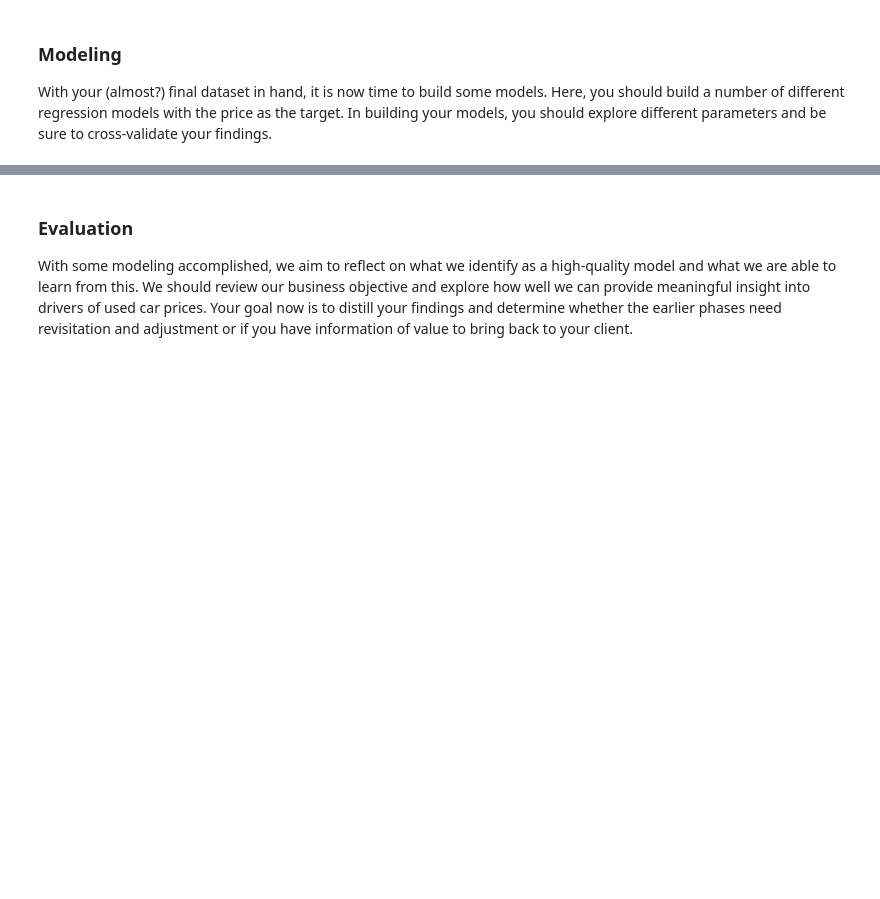
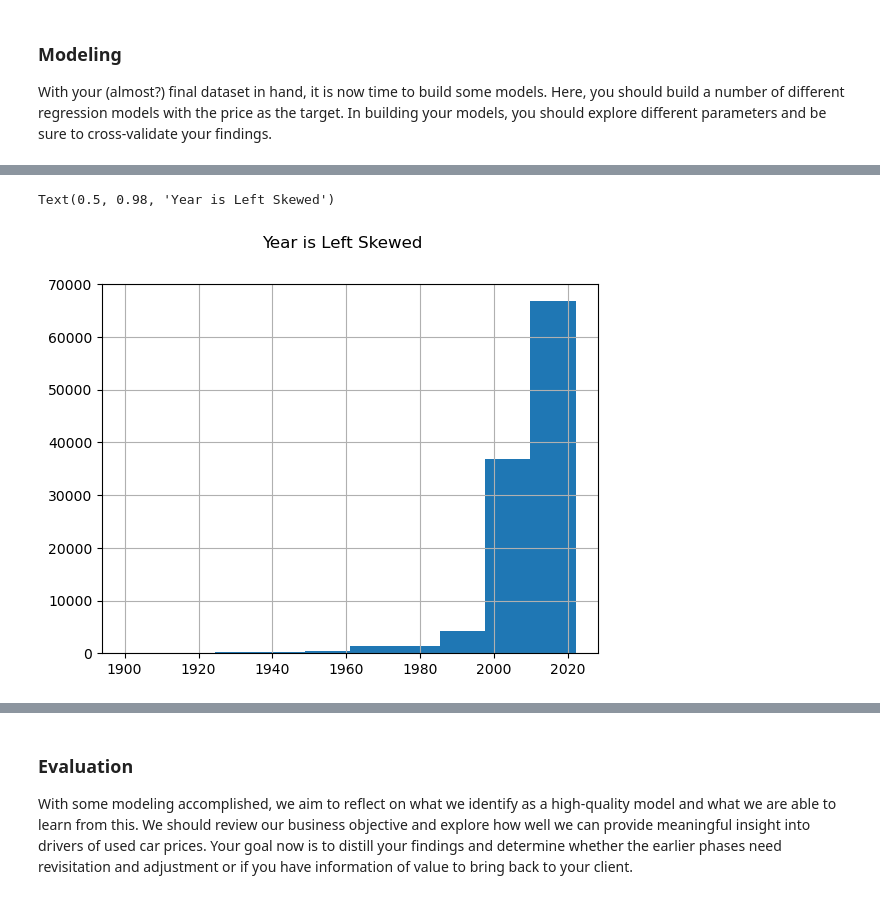
Before and after one commit to shashiJoel/used-car-price-prediction, a Jupyter notebook: prompt_II.ipynb, the cells around one changed output, grey strips where cells are left out. Drawn from its saved outputs; the diff is of its cells as text; code cells hidden in the pictures; blank space fills up the shorter version.

```diff
--- a/prompt_II.ipynb
+++ b/prompt_II.ipynb
@@ -946,14 +560,14 @@ Name: count, Length: 4125, dtype: int64
 # %%
 # Check for junk models (empty or single character)
-junk_models = cars_clean_data['model'].value_counts().loc[lambda x: (x.index.str.len() <= 1) | (x.index == '')]
-print("Junk models found:")
-print(junk_models)
+# junk_models = cars_clean_data['model'].value_counts().loc[lambda x: (x.index.str.len() <= 1) | (x.index == '')]
+# print("Junk models found:")
+# print(junk_models)
 
-# Remove junk models from the dataset
-print(f"\nDataset shape before removing junk models: {cars_clean_data.shape}")
-cars_clean_data = cars_clean_data[~cars_clean_data['model'].isin(junk_models.index)]
-print(f"Dataset shape after removing junk models: {cars_clean_data.shape}")
+# # Remove junk models from the dataset
+# print(f"\nDataset shape before removing junk models: {cars_clean_data.shape}")
+# cars_clean_data = cars_clean_data[~cars_clean_data['model'].isin(junk_models.index)]
+# print(f"Dataset shape after removing junk models: {cars_clean_data.shape}")
 
-# Show top models after cleaning
-print(f"\nTop 10 models after cleaning:")
-print(cars_clean_data['model'].value_counts().head(10))
+# # Show top models after cleaning
+# print(f"\nTop 10 models after cleaning:")
+# print(cars_clean_data['model'].value_counts().head(10))
@@ -1260,0 +741,7 @@ cars_clean_data.shape
+# %%
+import pylab as pl
+cars_clean_data['year'].hist()
+pl.suptitle("Year is Left Skewed")
+# %% [output]
+Text(0.5, 0.98, 'Year is Left Skewed')
+[figure, added]
```
Also changed, not shown: parts of 68 cells of this notebook, 1 other file.
